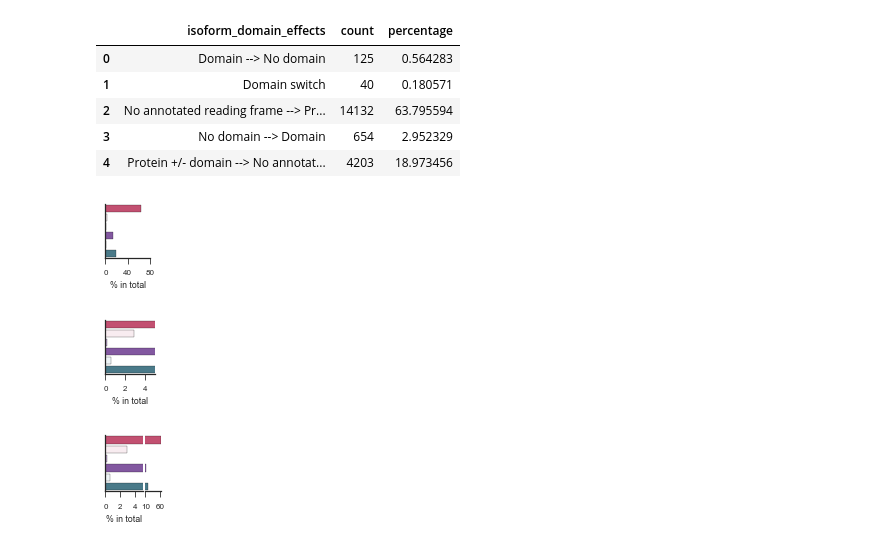
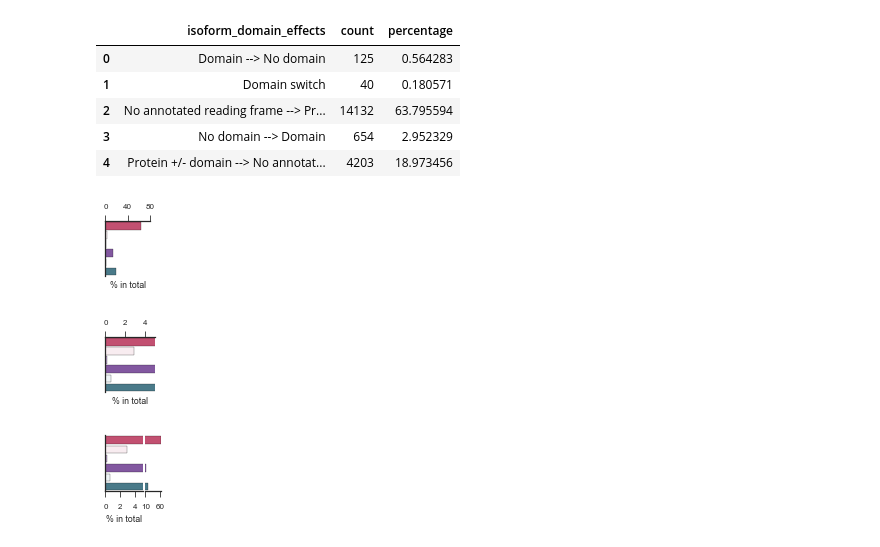
Before and after one commit to YeoLab/singlecell_pnm, a Jupyter notebook: 3._Figure_3/modality_protein_domains.ipynb, the cells around one changed output. Saved outputs shown, nothing was run; the diff lists cells and outputs as text; code cells hidden in the pictures.

```diff
--- a/3._Figure_3/modality_protein_domains.ipynb
+++ b/3._Figure_3/modality_protein_domains.ipynb
@@ -161,22 +161,22 @@ sns.barplot(x='percentage', y=col, data=domain_total_sizes, orient='h',
             palette=palette, order=isoform_domain_effects_order)
 ax.set(xlabel='% in total', yticks=[], ylabel='', xticks=(0, 40, 80), xlim=(0, 80))
 # ax.locator_params(nbins=4, axis='x')
-sns.despine()
+sns.despine(bottom=True, top=False)
 fig.tight_layout()
 fig.savefig('{}/isoform_domain_effects_underlying_distribution.pdf'.format(figure_folder))
 # %% [output]
-[figure, old version]
+[figure, new version]
 # %%
 fig, ax = plt.subplots(figsize=(1, 1.5))
 sns.barplot(x='percentage', y=col, data=domain_total_sizes, orient='h',
             palette=palette, order=isoform_domain_effects_order)
 ax.set(xlabel='% in total', yticks=[], ylabel='', xlim=(0, 5))
 ax.locator_params(nbins=4, axis='x')
-sns.despine()
+sns.despine(bottom=True, top=False)
 fig.tight_layout()
 fig.savefig('{}/isoform_domain_effects_underlying_distribution_zoom5.pdf'.format(figure_folder))
 # %% [output]
-[figure, old version]
+[figure, new version]
 # %%
 fig, axes = plt.subplots(figsize=(1, 1), ncols=2, gridspec_kw=dict(wspace=0.1, width_ratios=[0.7, 0.3]))
 ax = axes[0]
```
Also changed, not shown: 2 other files.
